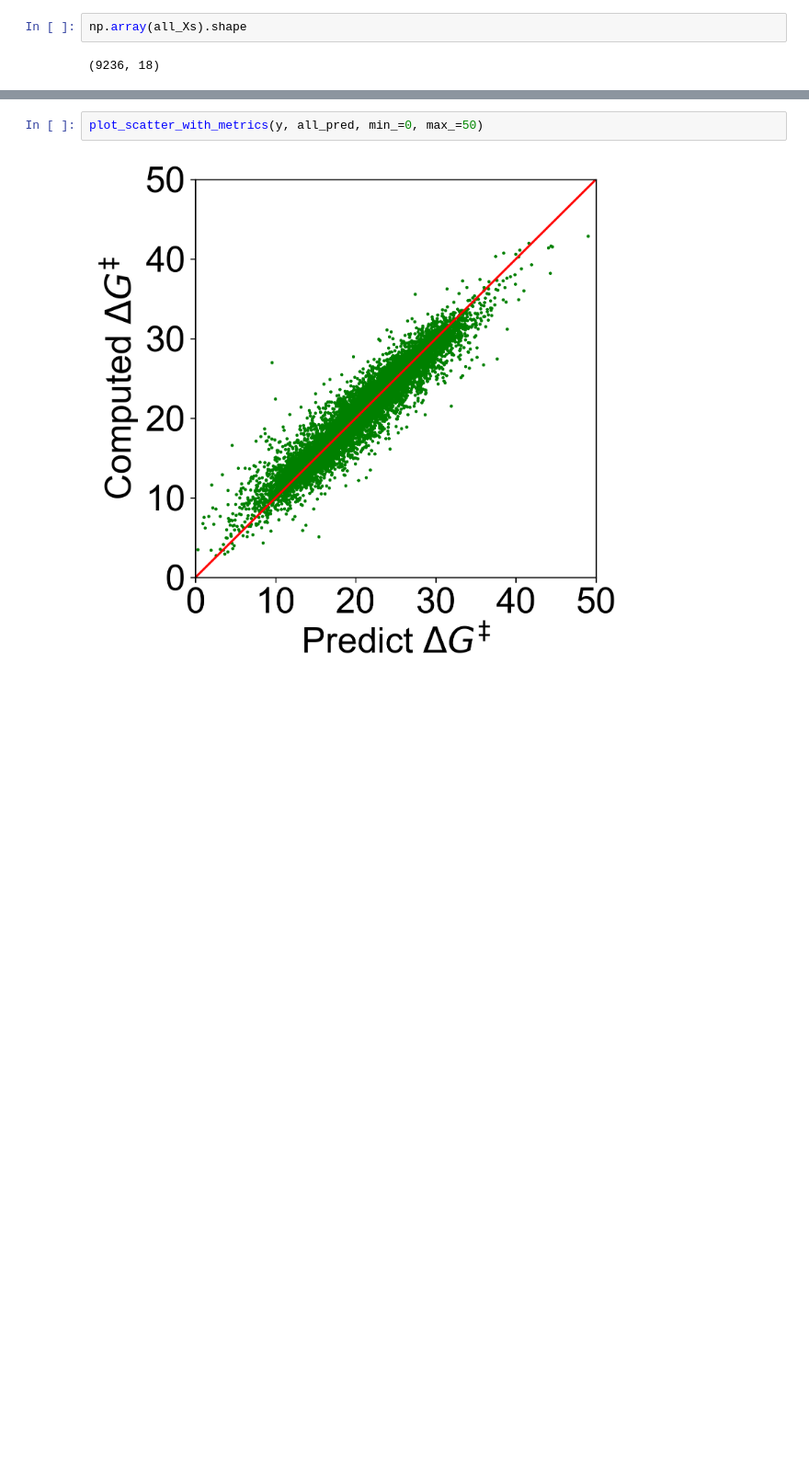
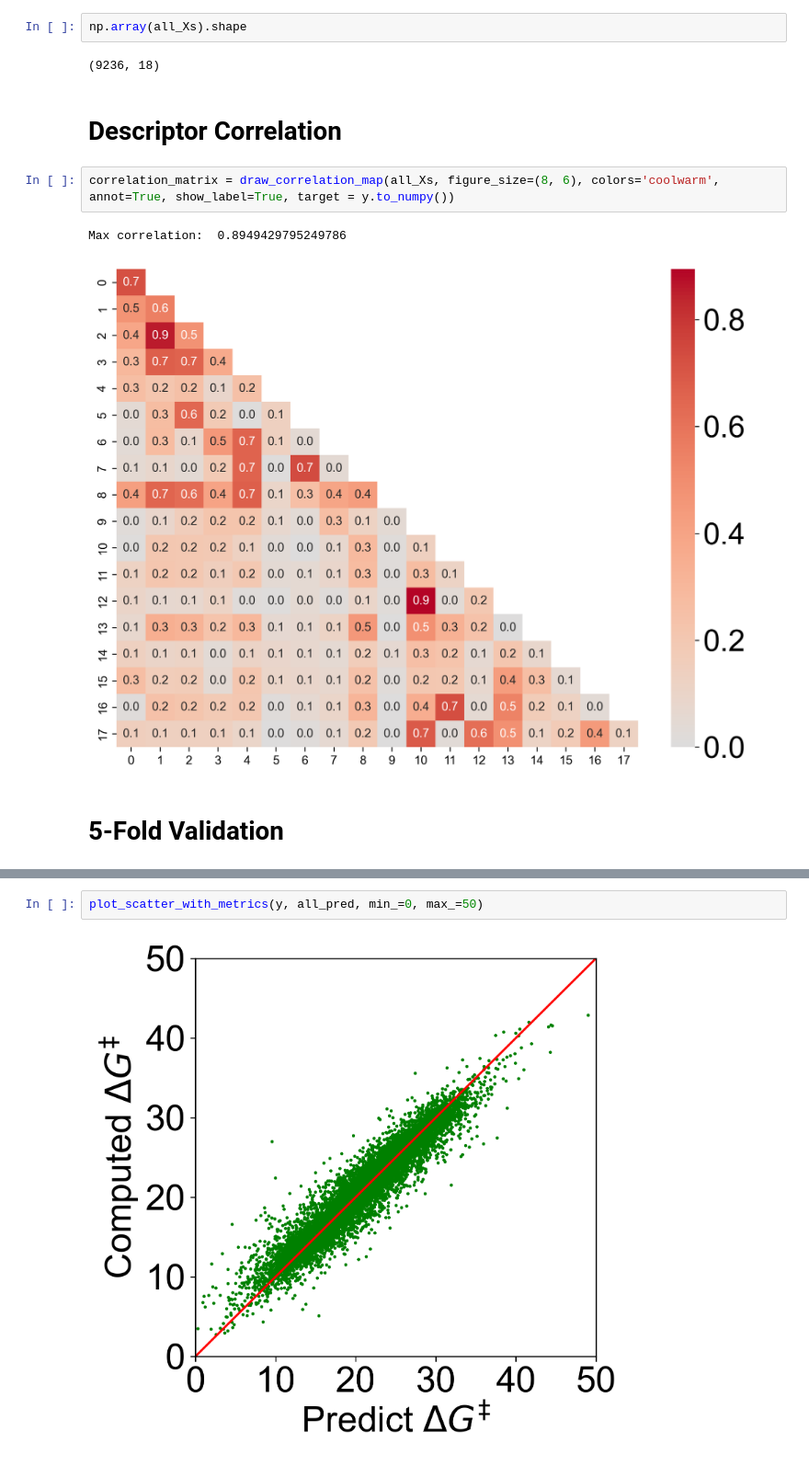
Before and after one commit to jackie-illiilli/BorylXAT-DB, a Jupyter notebook: 6_Modeling.ipynb, the cells around one changed output, grey strips where cells are left out. Shown at 92% size. Drawn from its saved outputs; the diff is of its cells as text; blank space fills up the shorter version.

```diff
--- a/6_Modeling.ipynb
+++ b/6_Modeling.ipynb
@@ -75,6 +77,15 @@ all_Xs = dataframe_to_descriptors(
 np.array(all_Xs).shape
 # %% [output]
 (9236, 18)
+# %% [markdown]
+# Descriptor Correlation
+# %%
+correlation_matrix = draw_correlation_map(all_Xs, figure_size=(8, 6), colors='coolwarm', annot=True, show_label=True, target = y.to_numpy())
+# %% [output]
+Max correlation:  0.8949429795249786
+[figure, added]
+# %% [markdown]
+# 5-Fold Validation
 # %%
 all_X = np.array(all_Xs)
 y = data_csv['deltaGa(kcal/mol)'].to_numpy()
```
Also changed, not shown: parts of 11 cells of this notebook, 7 other files.
